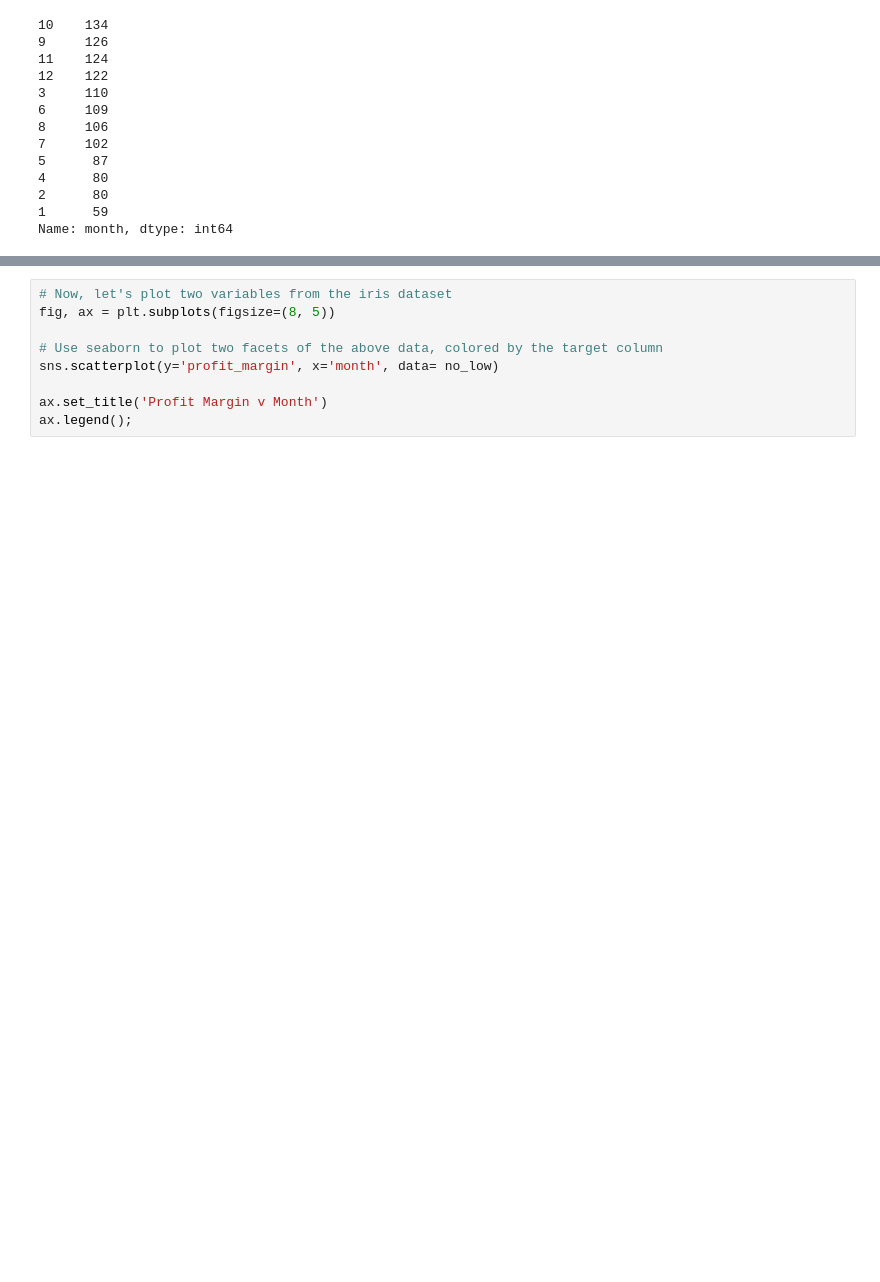
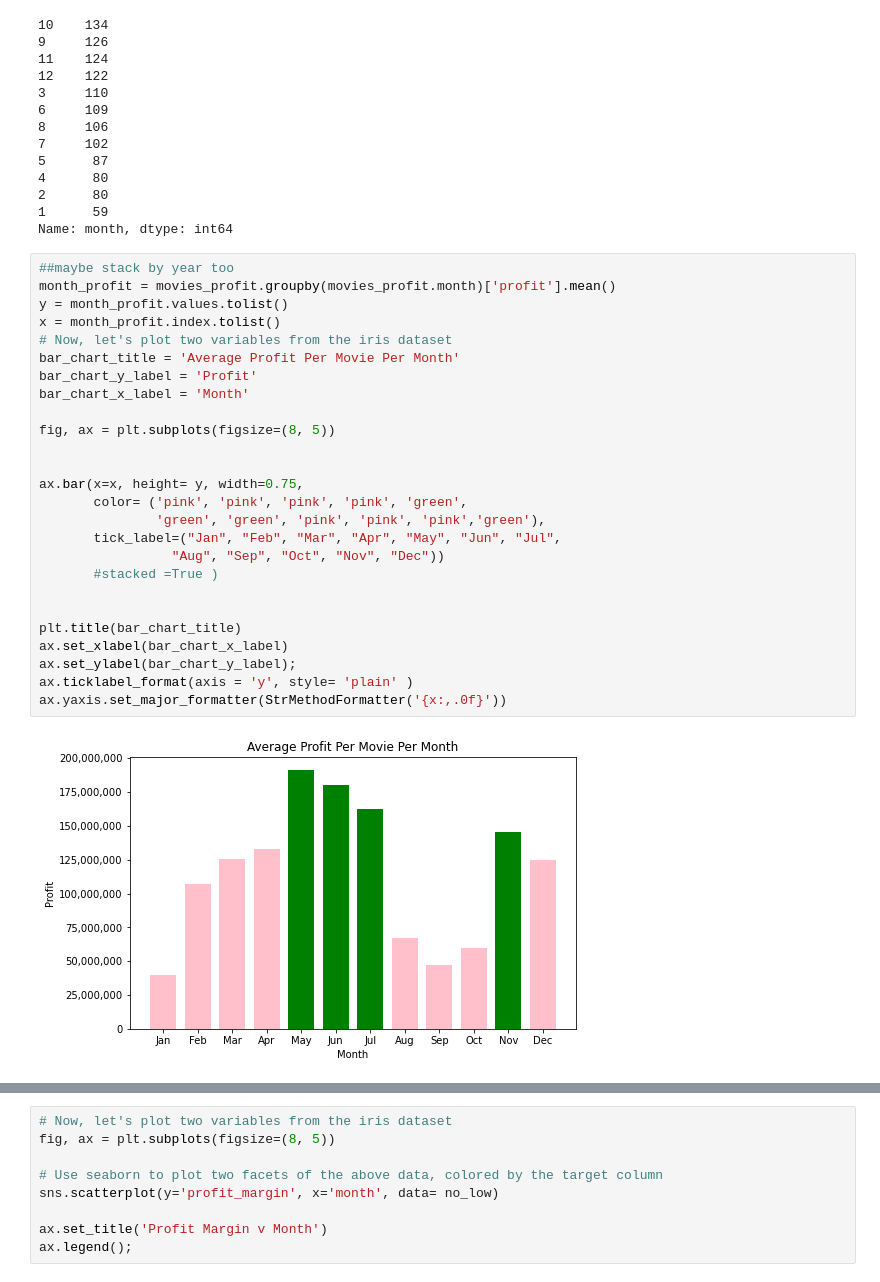
Before and after one commit to ImMaxRoss/Movie_Project, a Jupyter notebook: Anats_Code-Clean.ipynb, the cells around one changed output, grey strips where cells are left out. Cells and saved outputs as stored; diff of their text form; blank space fills up the shorter version.

```diff
--- a/Anats_Code-Clean.ipynb
+++ b/Anats_Code-Clean.ipynb
@@ -491,4 +502,32 @@ movies_profit['month'].value_counts()
 2      80
 1      59
 Name: month, dtype: int64
+# %%
+##maybe stack by year too
+month_profit = movies_profit.groupby(movies_profit.month)['profit'].mean()
+y = month_profit.values.tolist()
+x = month_profit.index.tolist()
+# Now, let's plot two variables from the iris dataset
+bar_chart_title = 'Average Profit Per Movie Per Month'
+bar_chart_y_label = 'Profit'
+bar_chart_x_label = 'Month'
+
+fig, ax = plt.subplots(figsize=(8, 5))
+
+
+ax.bar(x=x, height= y, width=0.75,
+       color= ('pink', 'pink', 'pink', 'pink', 'green',
+               'green', 'green', 'pink', 'pink', 'pink','green'),
+       tick_label=("Jan", "Feb", "Mar", "Apr", "May", "Jun", "Jul",
+                 "Aug", "Sep", "Oct", "Nov", "Dec"))
+       #stacked =True )
+
+
+plt.title(bar_chart_title)
+ax.set_xlabel(bar_chart_x_label)
+ax.set_ylabel(bar_chart_y_label);
+ax.ticklabel_format(axis = 'y', style= 'plain' )
+ax.yaxis.set_major_formatter(StrMethodFormatter('{x:,.0f}'))
+# %% [output]
+[figure, added]
 # %%
```
Also changed, not shown: parts of 6 cells of this notebook.
